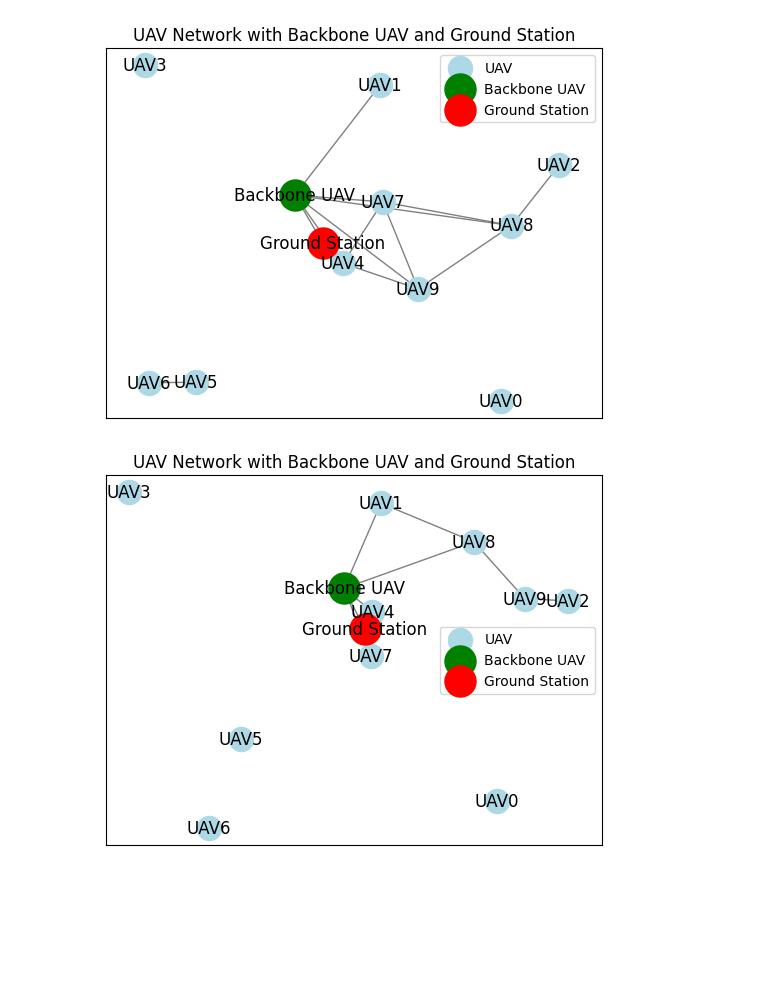
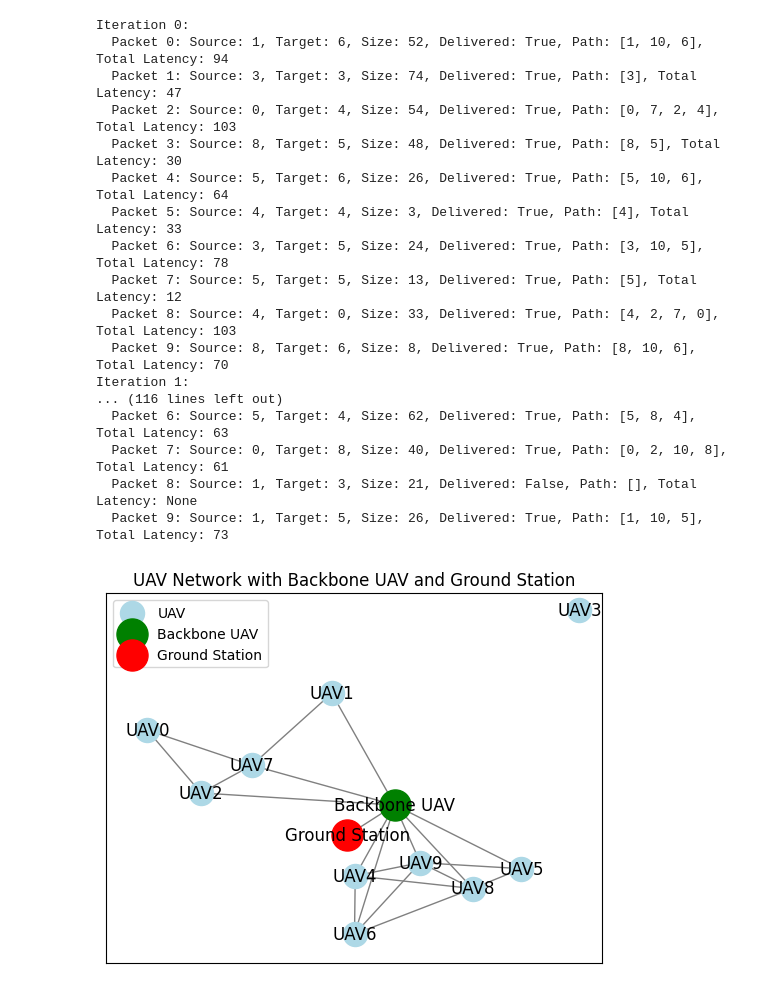
Before and after one commit to Solumba/UAV-Network-Monitoring-System, a Jupyter notebook: Uav_Swarm_Model.ipynb, the cells around one changed output. Cells and saved outputs as stored; diff of their text form; code cells hidden in the pictures; blank space fills up the shorter version.

Commit message:
Adding DDoS Simulation

```diff
--- a/Uav_Swarm_Model.ipynb
+++ b/Uav_Swarm_Model.ipynb
@@ -288,44 +349,34 @@ simulation.close()
 # %%
-# Initialize Simulation
-simulation = UAVNetworkSimulation(URI, AUTH)
-
-# Create and Setup UAV Network
-# uav_network = simulation.create_initial_graph(num_uavs, connection_range, ground_station_pos, backbone_range)
-
-# Upload to Neo4j (Initial upload of the network structure)
-simulation.upload_to_neo4j(uav_network)
-
-# Simulate movement
-move_range = 5  # Define the range of movement
-uav_network = simulation.update_uav_positions(uav_network, move_range)
+# Run the Simulation
+simulation.run_simulation(uav_network, total_time, update_interval, move_range, connection_range, backbone_range, num_packets)
 
 # Update network connections
 uav_network = simulation.update_network_connections(uav_network, connection_range, backbone_range)
 
 # Update Neo4j Database with the new positions and connections
 simulation.update_neo4j_database(uav_network)
 
 # Now draw the graph to visualize the updated network
 simulation.draw_graph(uav_network)
 
 # Close Neo4j Connection
 simulation.close()
 # %% [output]
+Iteration 0:
+  Packet 0: Source: 1, Target: 6, Size: 52, Delivered: True, Path: [1, 10, 6], Total Latency: 94
+  Packet 1: Source: 3, Target: 3, Size: 74, Delivered: True, Path: [3], Total Latency: 47
+  Packet 2: Source: 0, Target: 4, Size: 54, Delivered: True, Path: [0, 7, 2, 4], Total Latency: 103
+  Packet 3: Source: 8, Target: 5, Size: 48, Delivered: True, Path: [8, 5], Total Latency: 30
+  Packet 4: Source: 5, Target: 6, Size: 26, Delivered: True, Path: [5, 10, 6], Total Latency: 64
+  Packet 5: Source: 4, Target: 4, Size: 3, Delivered: True, Path: [4], Total Latency: 33
+  Packet 6: Source: 3, Target: 5, Size: 24, Delivered: True, Path: [3, 10, 5], Total Latency: 78
+  Packet 7: Source: 5, Target: 5, Size: 13, Delivered: True, Path: [5], Total Latency: 12
+  Packet 8: Source: 4, Target: 0, Size: 33, Delivered: True, Path: [4, 2, 7, 0], Total Latency: 103
+  Packet 9: Source: 8, Target: 6, Size: 8, Delivered: True, Path: [8, 10, 6], Total Latency: 70
+Iteration 1:
+... (116 lines left out)
+  Packet 6: Source: 5, Target: 4, Size: 62, Delivered: True, Path: [5, 8, 4], Total Latency: 63
+  Packet 7: Source: 0, Target: 8, Size: 40, Delivered: True, Path: [0, 2, 10, 8], Total Latency: 61
+  Packet 8: Source: 1, Target: 3, Size: 21, Delivered: False, Path: [], Total Latency: None
+  Packet 9: Source: 1, Target: 5, Size: 26, Delivered: True, Path: [1, 10, 5], Total Latency: 73
-[figure, old version]
+[figure, new version]
-# %%
-# Run the Simulation
-simulation.run_simulation(uav_network, total_time, update_interval, move_range, connection_range, backbone_range)
-
-# Update network connections
-uav_network = simulation.update_network_connections(uav_network, connection_range, backbone_range)
-
-# Update Neo4j Database with the new positions and connections
-simulation.update_neo4j_database(uav_network)
-
-# Now draw the graph to visualize the updated network
-simulation.draw_graph(uav_network)
-
-# Close Neo4j Connection
-simulation.close()
-# %% [output]
-[figure, removed]
```
Also changed, not shown: parts of 1 cell of this notebook.
